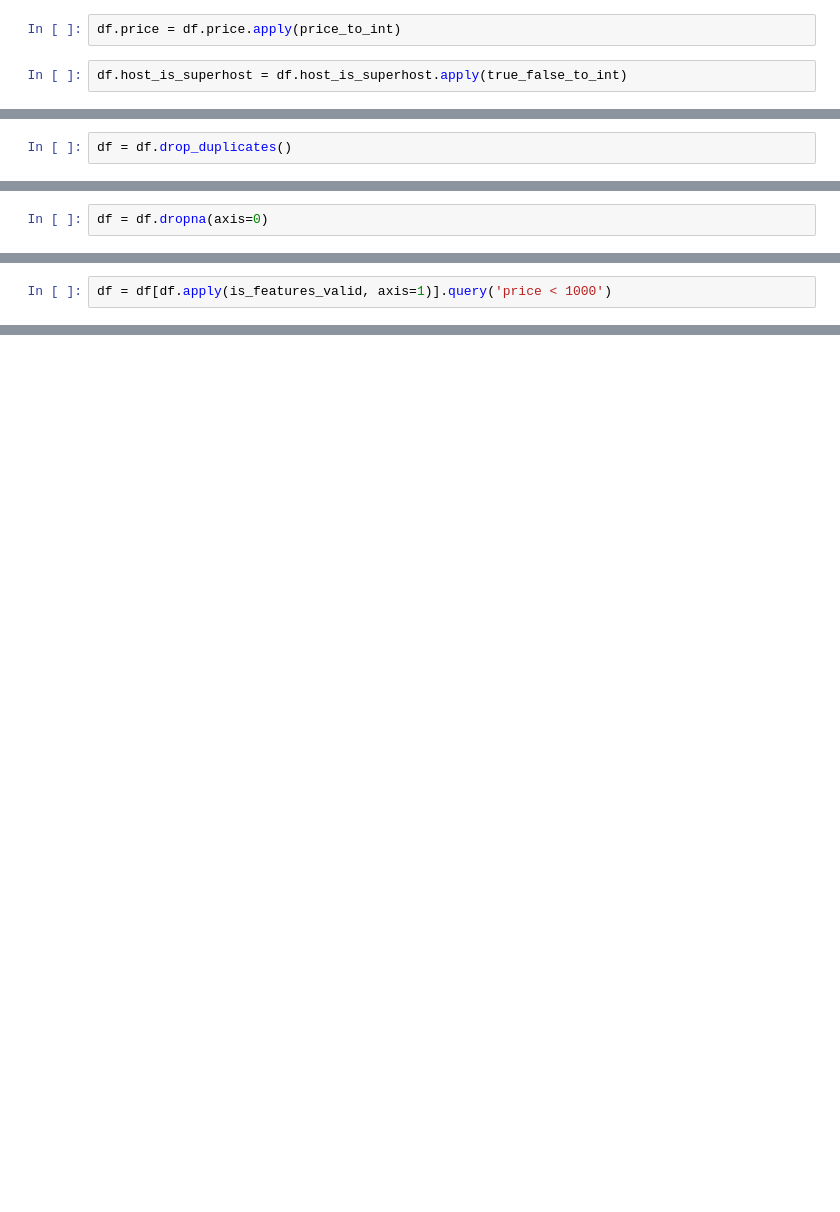
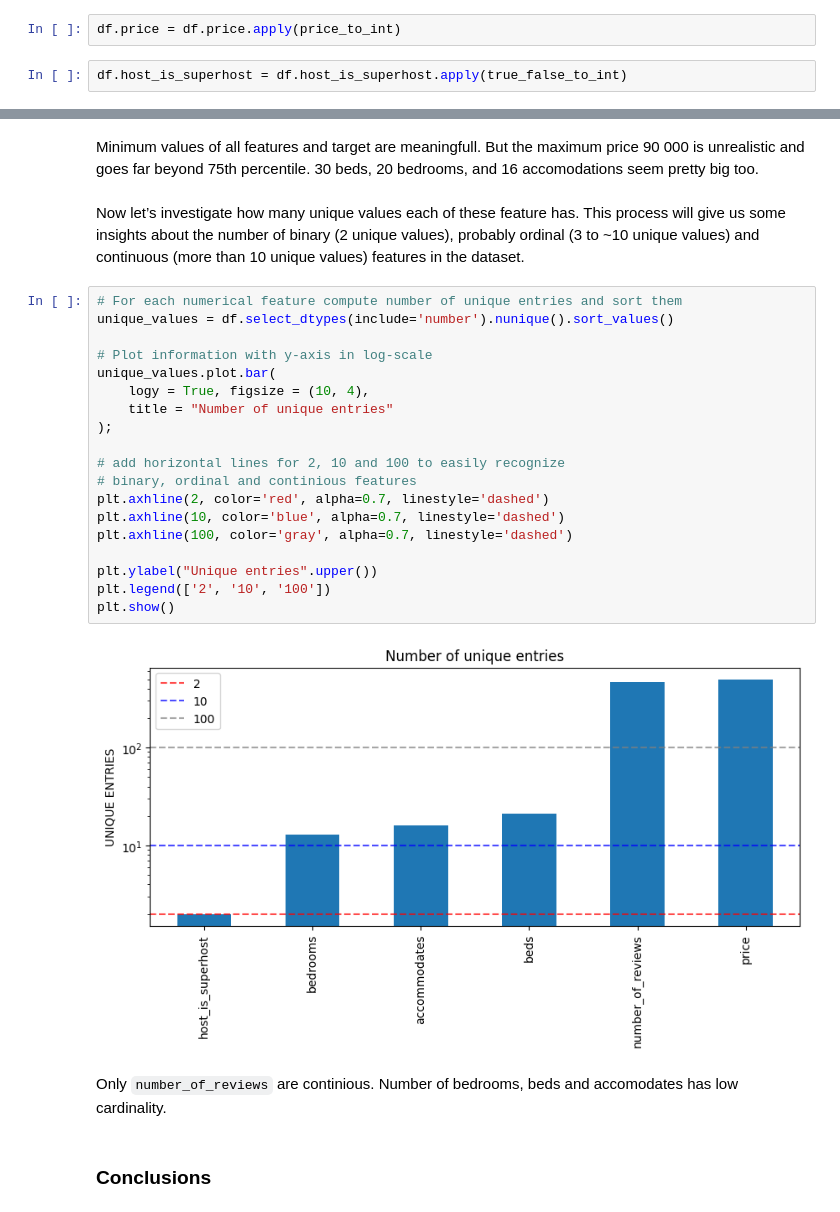
Before and after one commit to dimdasci/apartment-price-model, a Jupyter notebook: notebooks/01-dk-eda.ipynb, the cells around one changed output, grey strips where cells are left out. Saved outputs shown, nothing was run; the diff lists cells and outputs as text; blank space fills up the shorter version.

```diff
--- a/notebooks/01-dk-eda.ipynb
+++ b/notebooks/01-dk-eda.ipynb
@@ -184,2 +151,0 @@ memory usage: 986.2+ KB
-# %%
-df = df.drop_duplicates()
@@ -204,2 +151,0 @@ plt.show()
-# %%
-df = df.dropna(axis=0)
@@ -218,2 +151,0 @@ plt.ylim(0, 2000)
-# %%
-df = df[df.apply(is_features_valid, axis=1)].query('price < 1000')
@@ -223,0 +170,29 @@ df.shape
+# %% [markdown]
+Minimum values of all features and target are meaningfull. But the maximum price 90 000 is unrealistic and goes far beyond 75th percentile. 30 beds, 20 bedrooms, and 16 accomodations seem pretty big too.
+# %% [markdown]
+Now let’s investigate how many unique values each of these feature has. This process will give us some insights about the number of binary (2 unique values), probably ordinal (3 to ~10 unique values) and continuous (more than 10 unique values) features in the dataset.
+# %%
+# For each numerical feature compute number of unique entries and sort them
+unique_values = df.select_dtypes(include='number').nunique().sort_values()
+
+# Plot information with y-axis in log-scale
+unique_values.plot.bar(
+    logy = True, figsize = (10, 4),
+    title = "Number of unique entries"
+);
+
+# add horizontal lines for 2, 10 and 100 to easily recognize
+# binary, ordinal and continious features
+plt.axhline(2, color='red', alpha=0.7, linestyle='dashed')
+plt.axhline(10, color='blue', alpha=0.7, linestyle='dashed')
+plt.axhline(100, color='gray', alpha=0.7, linestyle='dashed')
+
+plt.ylabel("Unique entries".upper())
+plt.legend(['2', '10', '100'])
+plt.show()
+# %% [output]
+[figure, added]
+# %% [markdown]
+Only `number_of_reviews` are continious. Number of bedrooms, beds and accomodates has low cardinality.
+# %% [markdown]
+### Conclusions
```
Also changed, not shown: parts of 79 cells of this notebook.
